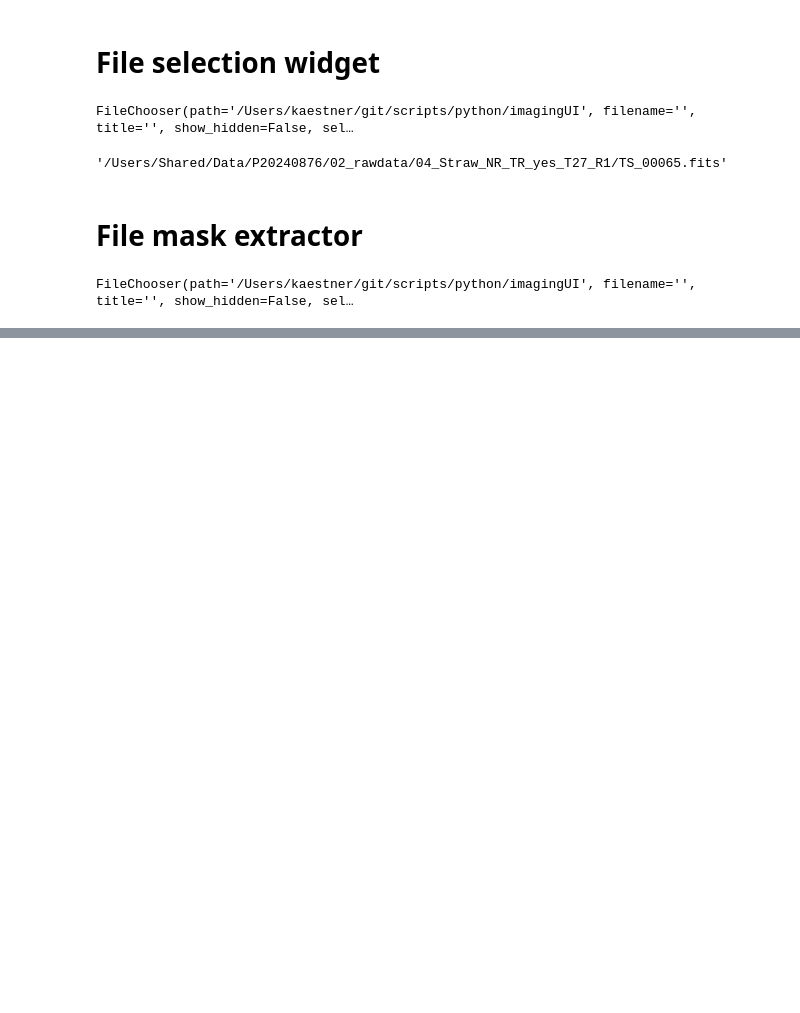
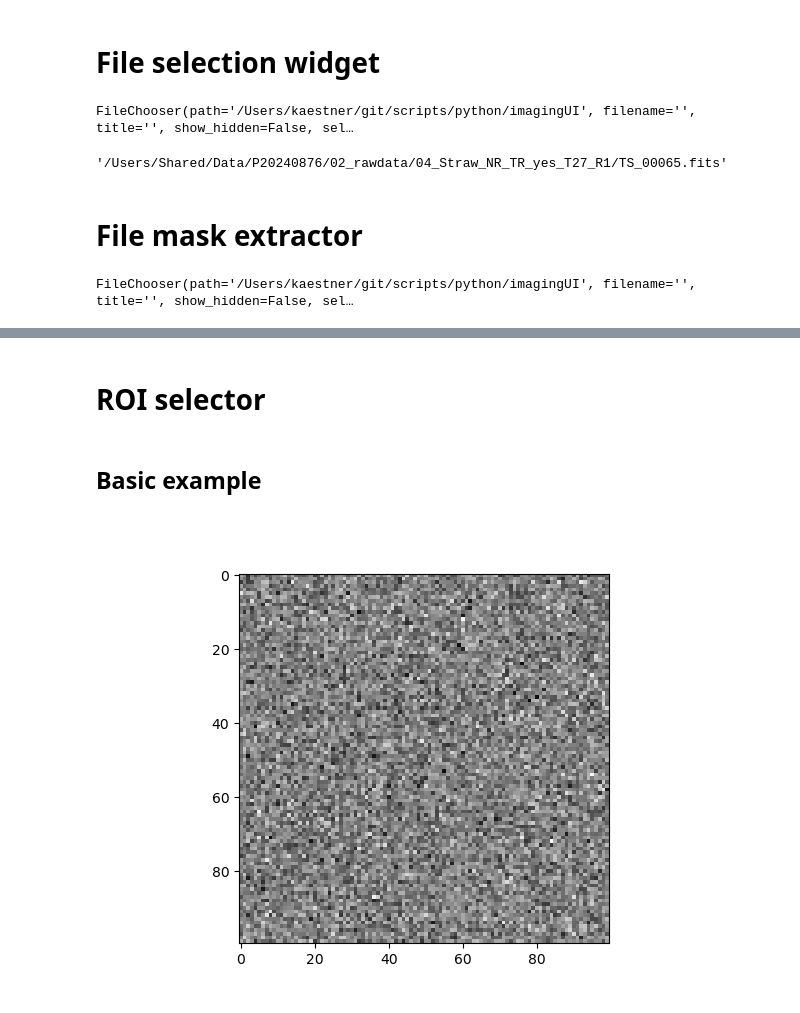
Before and after one commit to neutronimaging/scripts, a Jupyter notebook: python/imagingUI/TestingiPyWidgets.ipynb, the cells around one changed output, grey strips where cells are left out. Saved outputs shown, nothing was run; the diff lists cells and outputs as text; code cells hidden in the pictures; blank space fills up the shorter version.

Commit message:
Added ROI selection widget

```diff
--- a/python/imagingUI/TestingiPyWidgets.ipynb
+++ b/python/imagingUI/TestingiPyWidgets.ipynb
@@ -865,0 +815,37 @@ fs.info
+# %% [markdown]
+# ROI selector
+# %% [markdown]
+## Basic example
+# %%
+%matplotlib widget
+import matplotlib.pyplot as plt
+from matplotlib.widgets import RectangleSelector
+import numpy as np
+
+# Sample image
+image = np.random.normal(0,1,size=(100, 100))
+
+fig, ax = plt.subplots()
+ax.imshow(image, cmap='gray')
+
+roi = {}
+
+def onselect(eclick, erelease):
+    x1, y1 = int(eclick.xdata), int(eclick.ydata)
+    x2, y2 = int(erelease.xdata), int(erelease.ydata)
+    roi['x1'], roi['y1'] = min(x1, x2), min(y1, y2)
+    roi['x2'], roi['y2'] = max(x1, x2), max(y1, y2)
+    print("ROI selected:", roi)
+
+selector = RectangleSelector(
+    ax, onselect,
+    useblit=True,
+    button=[1],
+    minspanx=5, minspany=5,
+    spancoords='pixels',
+    interactive=True
+)
+
+plt.show()
+# %% [output]
+[figure, added]
```
Also changed, not shown: parts of 24 cells of this notebook, 1 other file.
